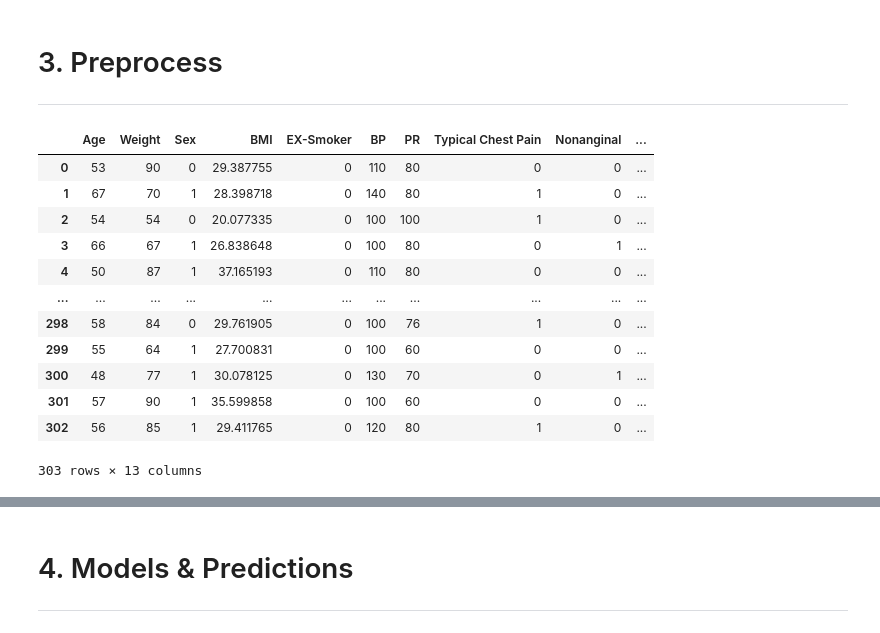
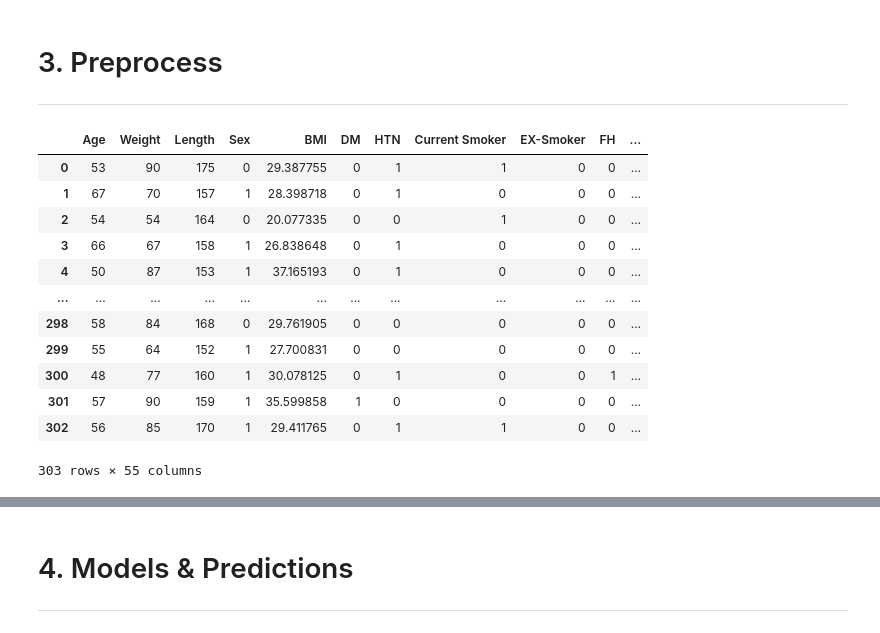
Before and after one commit to ericspring08/MTF-Diagnosing-Disease-In-Space, a Jupyter notebook: Prototyping.ipynb, the cells around one changed output, grey strips where cells are left out. Drawn from its saved outputs; the diff is of its cells as text; code cells hidden in the pictures.

```diff
--- a/Prototyping.ipynb
+++ b/Prototyping.ipynb
@@ -167,26 +182,28 @@ cath_map = {
     'Normal': 0,
     'Cad': 1,
 }
-# %%
-df['Sex'] = df['Sex'].map(sex_map)
-df['Nonanginal'] = df['Nonanginal'].map(yn_map)
-df['VHD'] = df['VHD'].map(vhd_map)
-df['Cath'] = df['Cath'].map(cath_map)
-df
-# %% [output]
-|  | Age | Weight | Sex | BMI | EX-Smoker | BP | PR | Typical Chest Pain | Nonanginal | ... |
-| 0 | 53 | 90 | 0 | 29.387755 | 0 | 110 | 80 | 0 | 0 | ... |
-| 1 | 67 | 70 | 1 | 28.398718 | 0 | 140 | 80 | 1 | 0 | ... |
-| 2 | 54 | 54 | 0 | 20.077335 | 0 | 100 | 100 | 1 | 0 | ... |
-| 3 | 66 | 67 | 1 | 26.838648 | 0 | 100 | 80 | 0 | 1 | ... |
-| 4 | 50 | 87 | 1 | 37.165193 | 0 | 110 | 80 | 0 | 0 | ... |
-| ... | ... | ... | ... | ... | ... | ... | ... | ... | ... | ... |
-| 298 | 58 | 84 | 0 | 29.761905 | 0 | 100 | 76 | 1 | 0 | ... |
-| 299 | 55 | 64 | 1 | 27.700831 | 0 | 100 | 60 | 0 | 0 | ... |
-| 300 | 48 | 77 | 1 | 30.078125 | 0 | 130 | 70 | 0 | 1 | ... |
-| 301 | 57 | 90 | 1 | 35.599858 | 0 | 100 | 60 | 0 | 0 | ... |
-| 302 | 56 | 85 | 1 | 29.411765 | 0 | 120 | 80 | 1 | 0 | ... |
-303 rows × 13 columns
+# %%
+yn_features = ['Obesity', 'CRF', 'CVA', 'Airway disease', 'Thyroid Disease', 'CHF', 'DLP', 'Weak Peripheral Pulse', 'Lung rales', 'Systolic Murmur', 'Diastolic Murmur', 'Dyspnea', 'Atypical', 'Nonanginal', 'Exertional CP', 'LowTH Ang', 'LVH', 'Poor R Progression']
+for feature in yn_features:
+    df[feature] = df[feature].map(yn_map)
+df['Sex'] = df['Sex'].map(sex_map)
+df['VHD'] = df['VHD'].map(vhd_map)
+df['Cath'] = df['Cath'].map(cath_map)
+df
+# %% [output]
+|  | Age | Weight | Length | Sex | BMI | DM | HTN | Current Smoker | EX-Smoker | FH | ... |
+| 0 | 53 | 90 | 175 | 0 | 29.387755 | 0 | 1 | 1 | 0 | 0 | ... |
+| 1 | 67 | 70 | 157 | 1 | 28.398718 | 0 | 1 | 0 | 0 | 0 | ... |
+| 2 | 54 | 54 | 164 | 0 | 20.077335 | 0 | 0 | 1 | 0 | 0 | ... |
+| 3 | 66 | 67 | 158 | 1 | 26.838648 | 0 | 1 | 0 | 0 | 0 | ... |
+| 4 | 50 | 87 | 153 | 1 | 37.165193 | 0 | 1 | 0 | 0 | 0 | ... |
+| ... | ... | ... | ... | ... | ... | ... | ... | ... | ... | ... | ... |
+| 298 | 58 | 84 | 168 | 0 | 29.761905 | 0 | 0 | 0 | 0 | 0 | ... |
+| 299 | 55 | 64 | 152 | 1 | 27.700831 | 0 | 0 | 0 | 0 | 0 | ... |
+| 300 | 48 | 77 | 160 | 1 | 30.078125 | 0 | 1 | 0 | 0 | 1 | ... |
+| 301 | 57 | 90 | 159 | 1 | 35.599858 | 1 | 0 | 0 | 0 | 0 | ... |
+| 302 | 56 | 85 | 170 | 1 | 29.411765 | 0 | 1 | 1 | 0 | 0 | ... |
+303 rows × 55 columns
 # %%
 ## Dat set size
 print(f'The data set has {df.shape[0]} rows and {df.shape[1]} columns')
```
Also changed, not shown: parts of 9 cells of this notebook, 2 other files.
